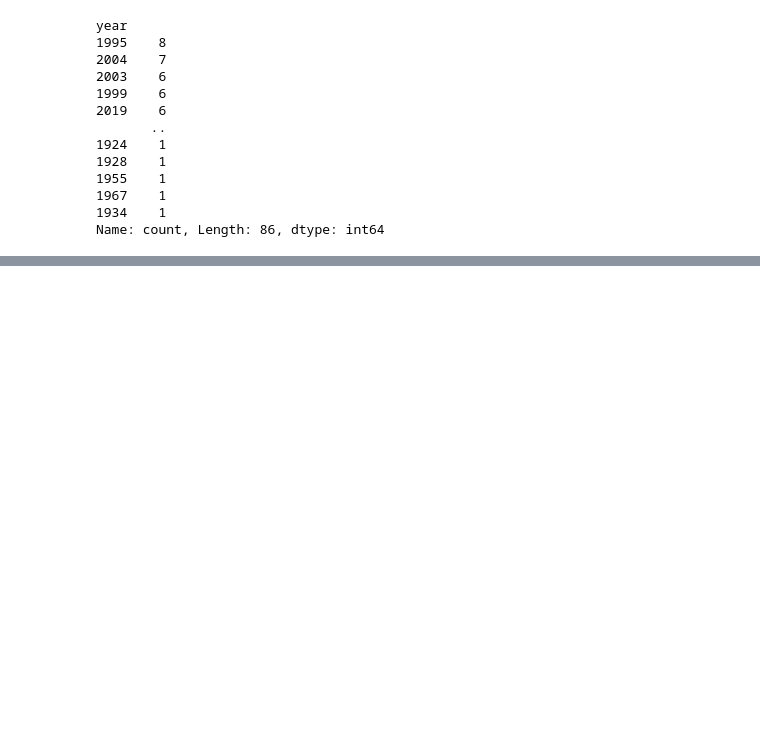
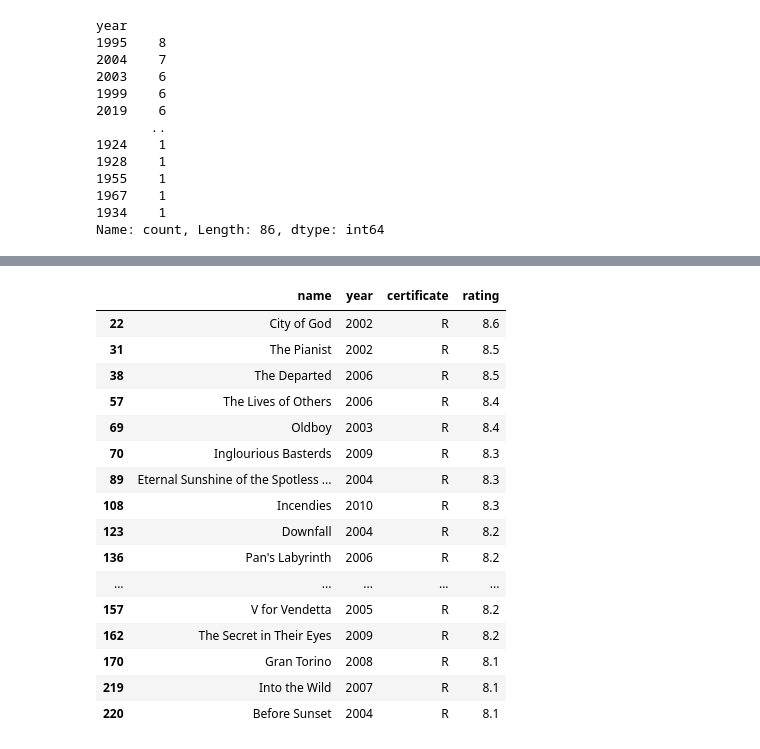
Before and after one commit to SaurabhSSB/python_module_pandas, a Jupyter notebook: src/2. dataframe_basics.ipynb, the cells around one changed output, grey strips where cells are left out. Saved outputs shown, nothing was run; the diff lists cells and outputs as text; code cells hidden in the pictures; blank space fills up the shorter version.

```diff
--- a/src/2. dataframe_basics.ipynb
+++ b/src/2. dataframe_basics.ipynb
@@ -109,0 +110,20 @@ df_new
+# %%
+df_new[df_new.certificate== 'R']
+# %% [output]
+|  | name | year | certificate | rating |
+| 22 | City of God | 2002 | R | 8.6 |
+| 31 | The Pianist | 2002 | R | 8.5 |
+| 38 | The Departed | 2006 | R | 8.5 |
+| 57 | The Lives of Others | 2006 | R | 8.4 |
+| 69 | Oldboy | 2003 | R | 8.4 |
+| 70 | Inglourious Basterds | 2009 | R | 8.3 |
+| 89 | Eternal Sunshine of the Spotless ... | 2004 | R | 8.3 |
+| 108 | Incendies | 2010 | R | 8.3 |
+| 123 | Downfall | 2004 | R | 8.2 |
+| 136 | Pan's Labyrinth | 2006 | R | 8.2 |
+| ... | ... | ... | ... | ... |
+| 157 | V for Vendetta | 2005 | R | 8.2 |
+| 162 | The Secret in Their Eyes | 2009 | R | 8.2 |
+| 170 | Gran Torino | 2008 | R | 8.1 |
+| 219 | Into the Wild | 2007 | R | 8.1 |
+| 220 | Before Sunset | 2004 | R | 8.1 |
```
Also changed, not shown: parts of 21 cells of this notebook.
